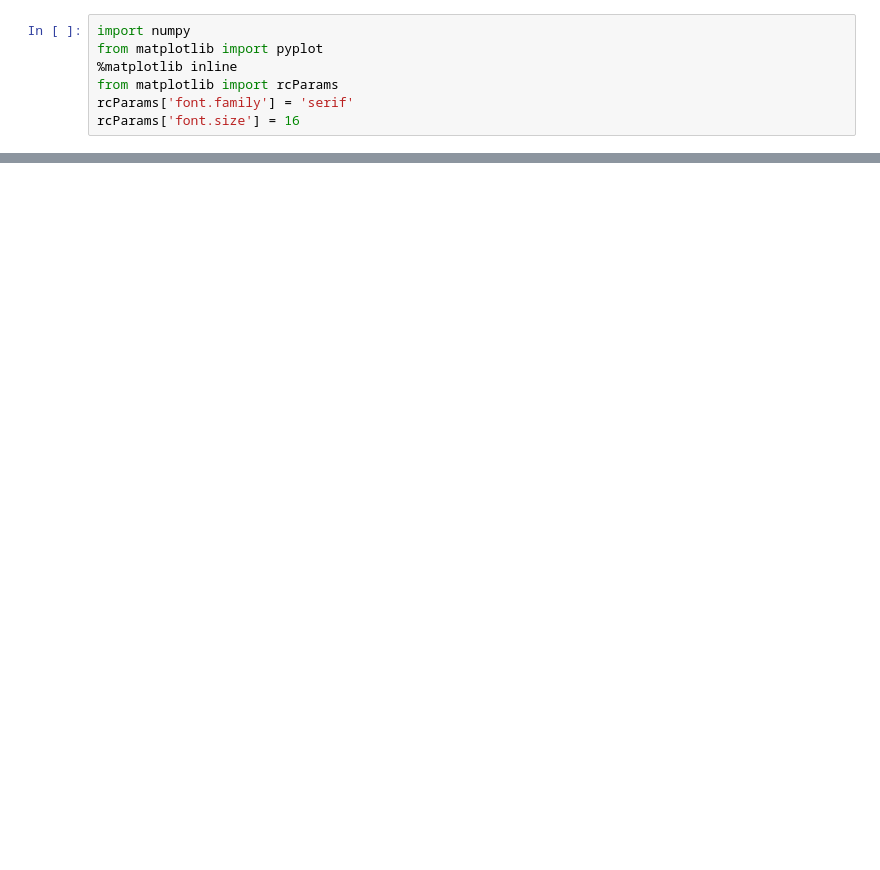
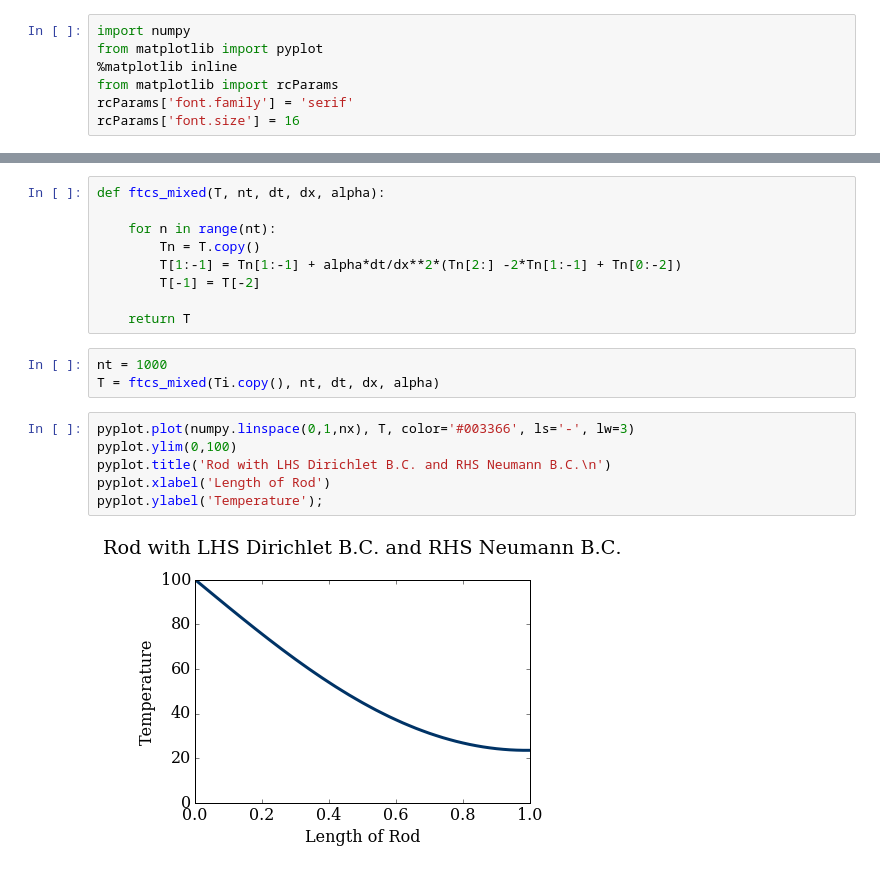
Before and after one commit to james901004/6286, a Jupyter notebook: Module_4-1.ipynb, the cells around one changed output, grey strips where cells are left out. Saved outputs shown, nothing was run; the diff lists cells and outputs as text; blank space fills up the shorter version.

```diff
--- a/Module_4-1.ipynb
+++ b/Module_4-1.ipynb
@@ -37,0 +48,20 @@ gray (string) must be in range 0-1
+# %%
+def ftcs_mixed(T, nt, dt, dx, alpha):
+
+    for n in range(nt):
+        Tn = T.copy()
+        T[1:-1] = Tn[1:-1] + alpha*dt/dx**2*(Tn[2:] -2*Tn[1:-1] + Tn[0:-2])
+        T[-1] = T[-2]
+
+    return T
+# %%
+nt = 1000
+T = ftcs_mixed(Ti.copy(), nt, dt, dx, alpha)
+# %%
+pyplot.plot(numpy.linspace(0,1,nx), T, color='#003366', ls='-', lw=3)
+pyplot.ylim(0,100)
+pyplot.title('Rod with LHS Dirichlet B.C. and RHS Neumann B.C.\n')
+pyplot.xlabel('Length of Rod')
+pyplot.ylabel('Temperature');
+# %% [output]
+[figure, added]
```
Also changed, not shown: parts of 6 cells of this notebook, 2 other files.
